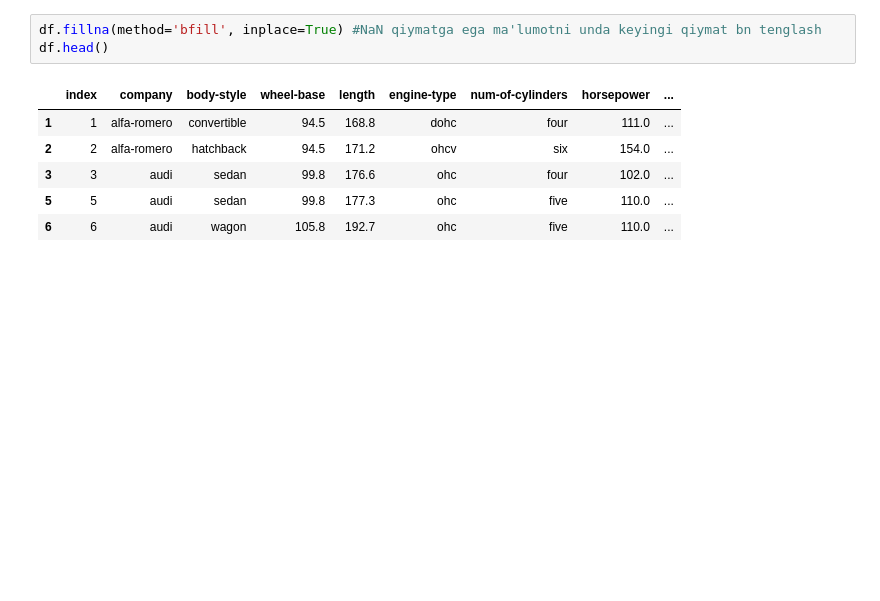
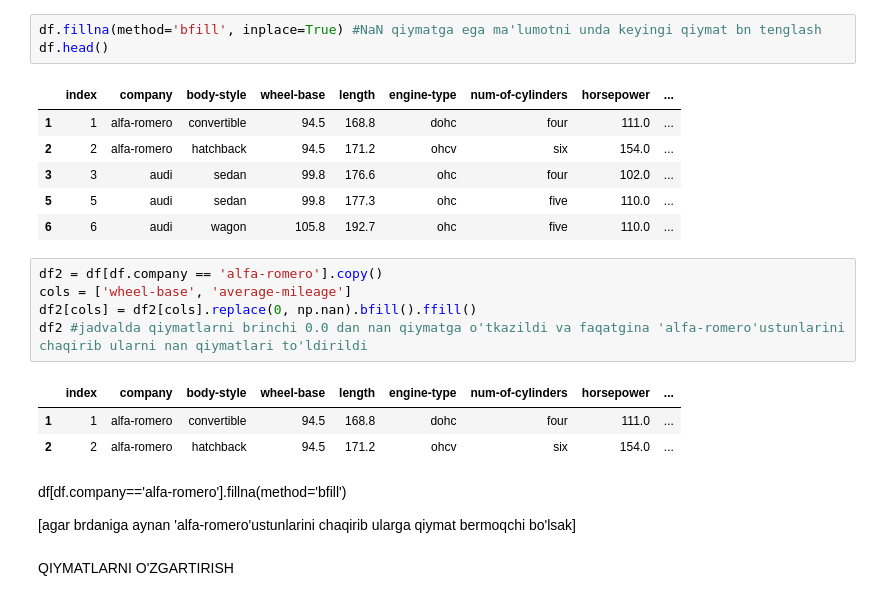
Before and after one commit to Muchee-ai/Data-preparation, a Jupyter notebook: Data-prep.ipynb, the cells around one changed output. Drawn from its saved outputs; the diff is of its cells as text; blank space fills up the shorter version.

```diff
--- a/Data-prep.ipynb
+++ b/Data-prep.ipynb
@@ -244,3 +213,18 @@ df.head()
 | 3 | 3 | audi | sedan | 99.8 | 176.6 | ohc | four | 102.0 | ... |
 | 5 | 5 | audi | sedan | 99.8 | 177.3 | ohc | five | 110.0 | ... |
 | 6 | 6 | audi | wagon | 105.8 | 192.7 | ohc | five | 110.0 | ... |
+# %%
+df2 = df[df.company == 'alfa-romero'].copy()
+cols = ['wheel-base', 'average-mileage']
+df2[cols] = df2[cols].replace(0, np.nan).bfill().ffill()
+df2 #jadvalda qiymatlarni brinchi 0.0 dan nan qiymatga o'tkazildi va faqatgina 'alfa-romero'ustunlarini chaqirib ularni nan qiymatlari to'ldirildi
+# %% [output]
+|  | index | company | body-style | wheel-base | length | engine-type | num-of-cylinders | horsepower | ... |
+| 1 | 1 | alfa-romero | convertible | 94.5 | 168.8 | dohc | four | 111.0 | ... |
+| 2 | 2 | alfa-romero | hatchback | 94.5 | 171.2 | ohcv | six | 154.0 | ... |
+# %% [markdown]
+df[df.company=='alfa-romero'].fillna(method='bfill')
+
+[agar brdaniga aynan 'alfa-romero'ustunlarini chaqirib ularga qiymat bermoqchi bo'lsak]
+# %% [markdown]
+  QIYMATLARNI O'ZGARTIRISH
```
Also changed, not shown: parts of 6 cells of this notebook.
